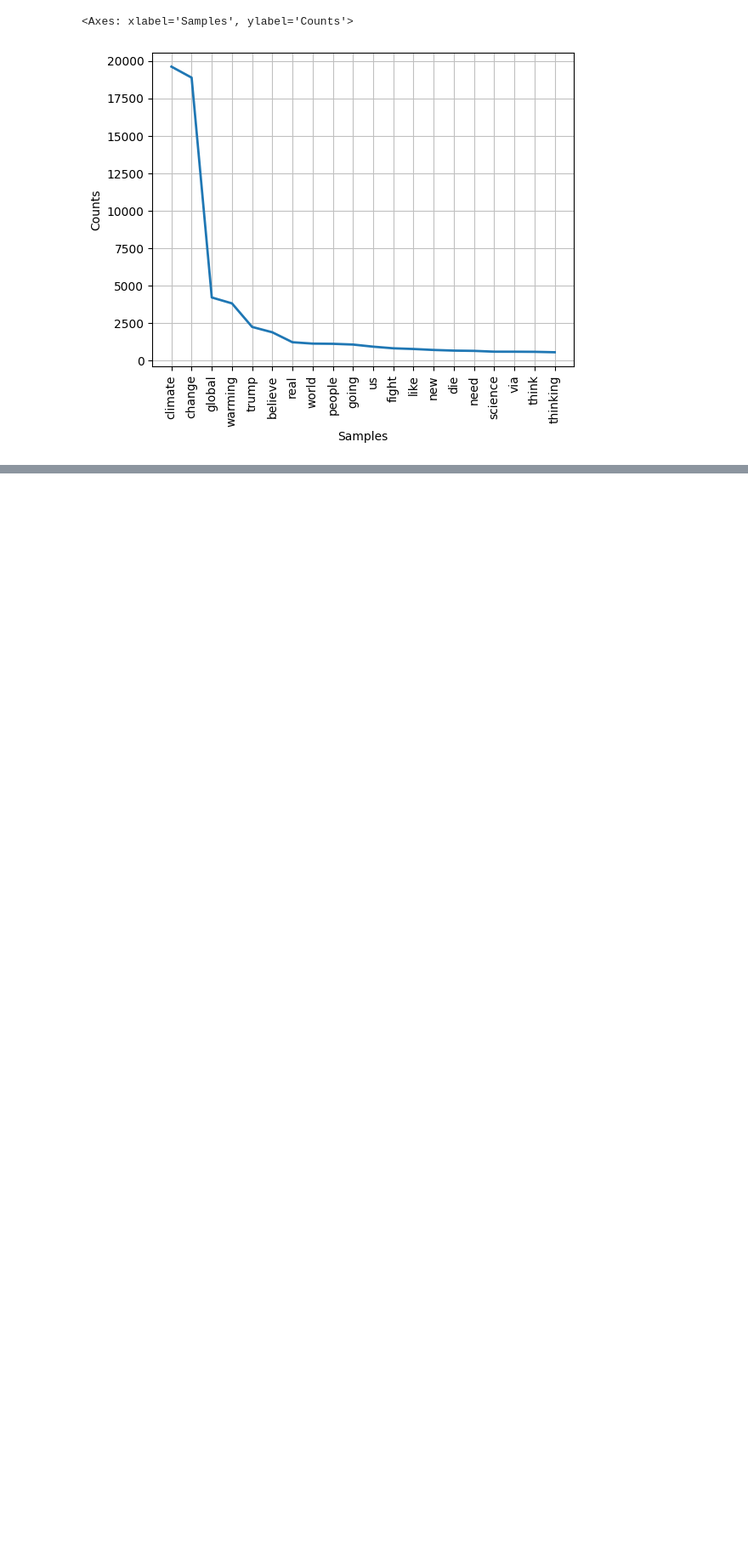
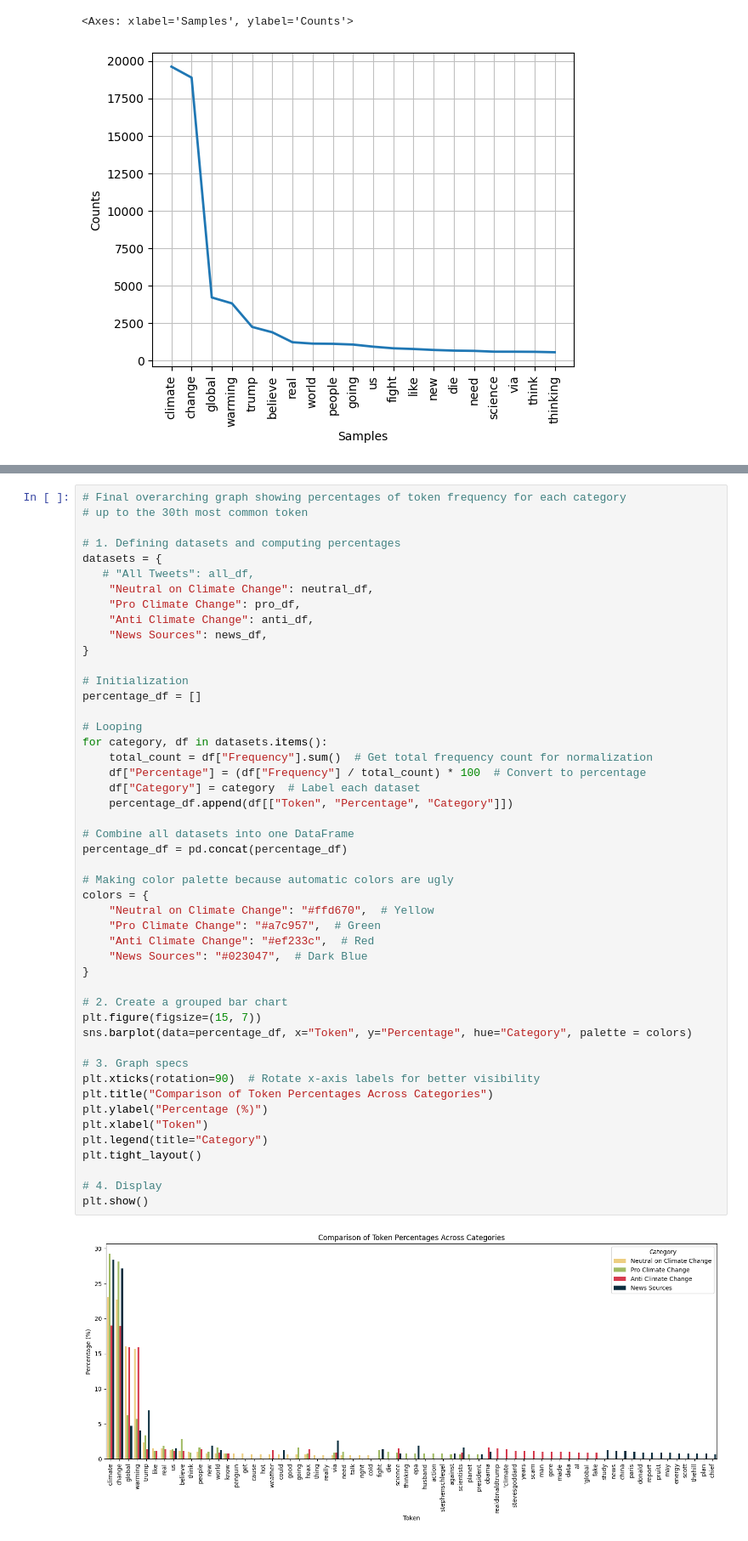
Before and after one commit to vrhughes/DS4002-Group13, a Jupyter notebook: SCRIPTS/TwitterCCData_VH.ipynb, the cells around one changed output, grey strips where cells are left out. Shown: that part at 85% size. Saved outputs shown, nothing was run; the diff lists cells and outputs as text; blank space fills up the shorter version.

```diff
--- a/SCRIPTS/TwitterCCData_VH.ipynb
+++ b/SCRIPTS/TwitterCCData_VH.ipynb
@@ -283,0 +244,50 @@ plt.pie(data = pro_df, x = 'Frequency', labels = "Token", autopct = '%1.1f%%')
+# %%
+# Final overarching graph showing percentages of token frequency for each category
+# up to the 30th most common token
+
+# 1. Defining datasets and computing percentages
+datasets = {
+   # "All Tweets": all_df,
+    "Neutral on Climate Change": neutral_df,
+    "Pro Climate Change": pro_df,
+    "Anti Climate Change": anti_df,
+    "News Sources": news_df,
+}
+
+# Initialization
+percentage_df = []
+
+# Looping
+for category, df in datasets.items():
+    total_count = df["Frequency"].sum()  # Get total frequency count for normalization
+    df["Percentage"] = (df["Frequency"] / total_count) * 100  # Convert to percentage
+    df["Category"] = category  # Label each dataset
+    percentage_df.append(df[["Token", "Percentage", "Category"]])
+
+# Combine all datasets into one DataFrame
+percentage_df = pd.concat(percentage_df)
+
+# Making color palette because automatic colors are ugly
+colors = {
+    "Neutral on Climate Change": "#ffd670",  # Yellow
+    "Pro Climate Change": "#a7c957",  # Green
+    "Anti Climate Change": "#ef233c",  # Red
+    "News Sources": "#023047",  # Dark Blue
+}
+
+# 2. Create a grouped bar chart
+plt.figure(figsize=(15, 7))
+sns.barplot(data=percentage_df, x="Token", y="Percentage", hue="Category", palette = colors)
+
+# 3. Graph specs
+plt.xticks(rotation=90)  # Rotate x-axis labels for better visibility
+plt.title("Comparison of Token Percentages Across Categories")
+plt.ylabel("Percentage (%)")
+plt.xlabel("Token")
+plt.legend(title="Category")
+plt.tight_layout()
+
+# 4. Display
+plt.show()
+# %% [output]
+[figure, added]
```
Also changed, not shown: parts of 7 cells of this notebook.
